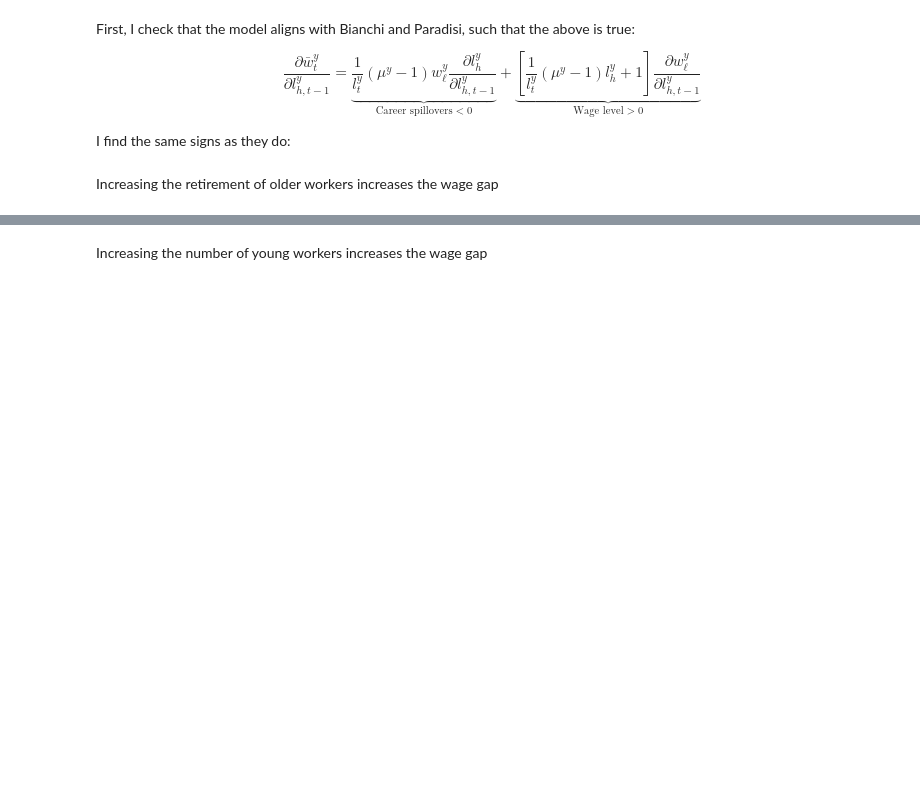
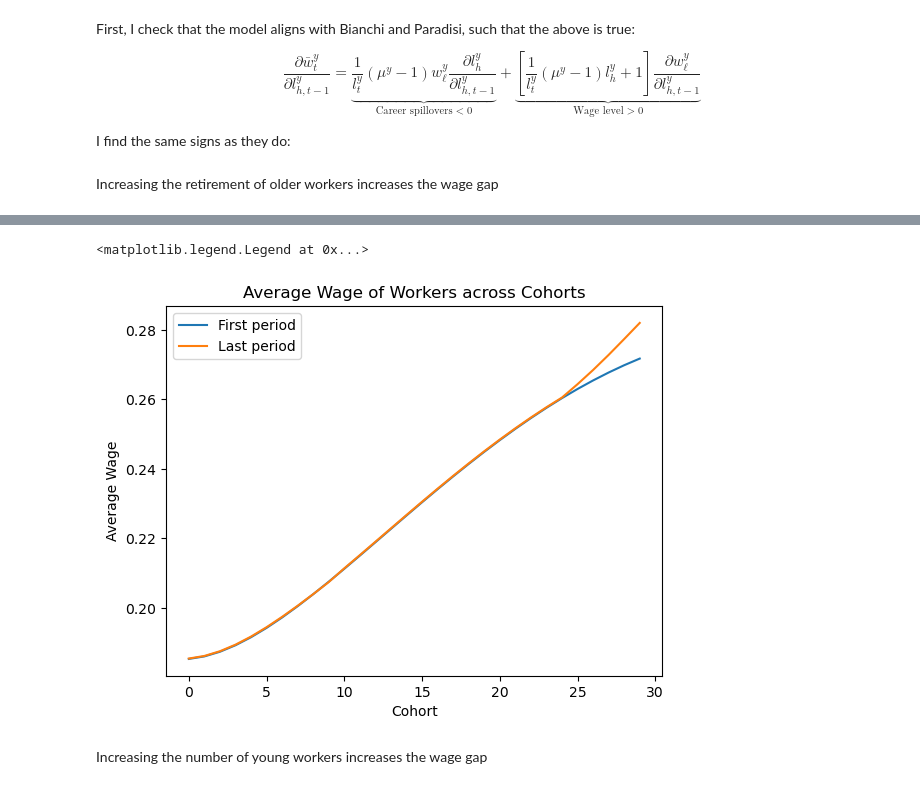
Before and after one commit to peter-l-ravn/Danish-Wage-Gap-Model, a Jupyter notebook: Run model multi cohort.ipynb, the cells around one changed output, grey strips where cells are left out. Saved outputs shown, nothing was run; the diff lists cells and outputs as text; code cells hidden in the pictures; blank space fills up the shorter version.

```diff
--- a/Run model multi cohort.ipynb
+++ b/Run model multi cohort.ipynb
@@ -65,3 +65,13 @@ plot_series(wage_gap, title="Wage Gap across Cohorts", ylabel="Wage Gap (%)")
+# %%
+plt.plot(model.sim.avg_wage[0, :], label="First period")
+plt.plot(model.sim.avg_wage[-1, :], label="Last period")
+plt.title("Average Wage of Workers across Cohorts")
+plt.xlabel("Cohort")
+plt.ylabel("Average Wage")
+plt.legend()
+# %% [output]
+<matplotlib.legend.Legend at 0x...>
+[figure, added]
 # %% [markdown]
 Increasing the number of young workers increases the wage gap
 # %%
```
Also changed, not shown: parts of 4 cells of this notebook, 5 other files.
